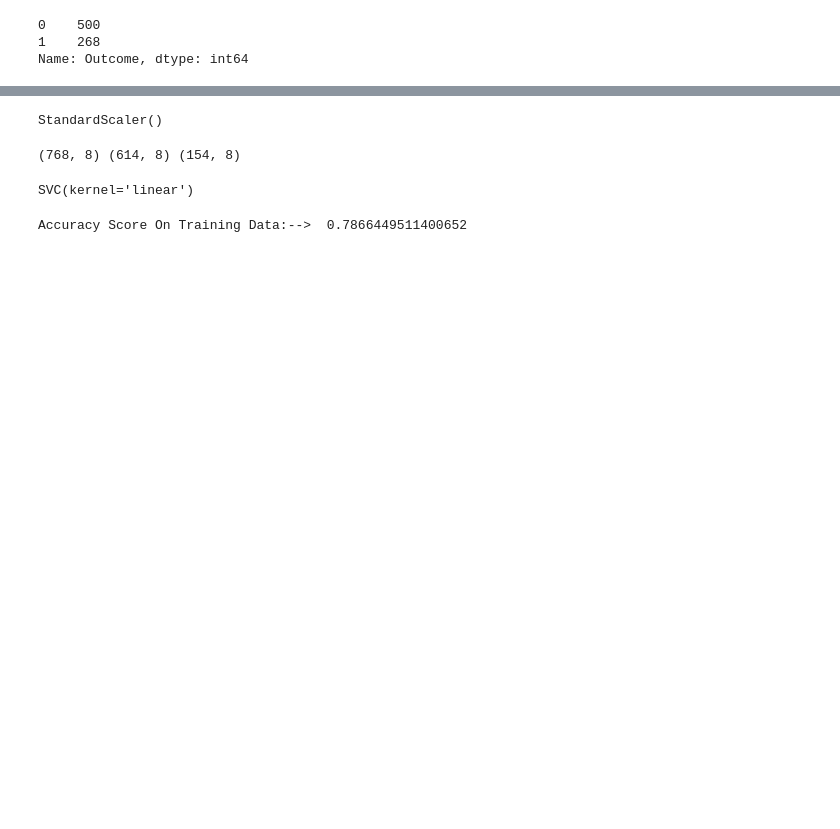
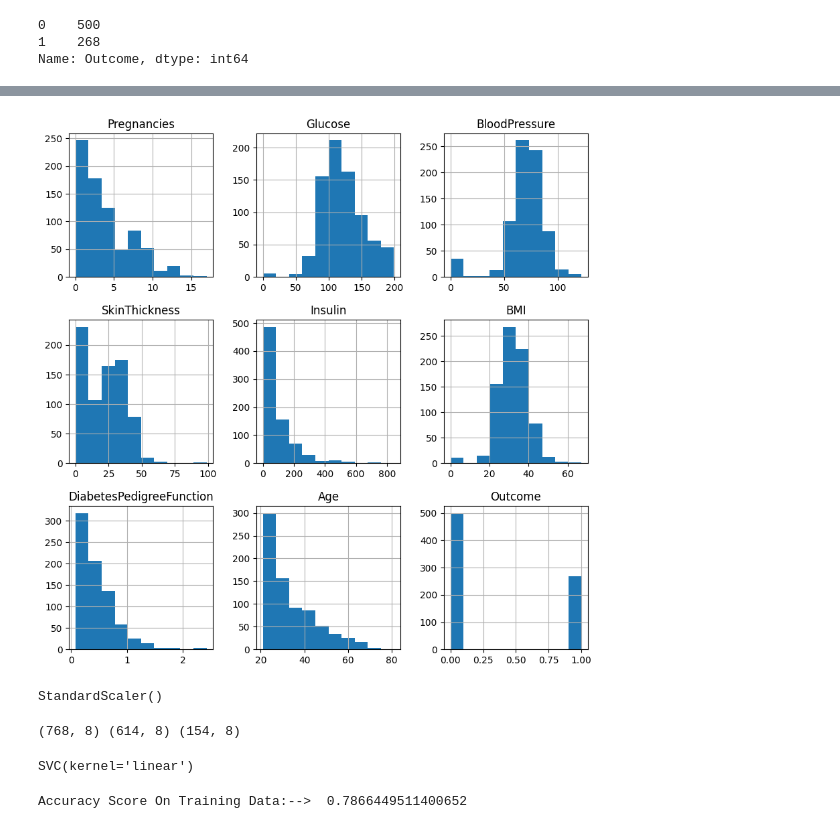
Before and after one commit to Dipendrakumar1/Diabetes-Predictio-System, a Jupyter notebook: Diabetes-Prediction-System.ipynb, the cells around one changed output, grey strips where cells are left out. Saved outputs shown, nothing was run; the diff lists cells and outputs as text; code cells hidden in the pictures; blank space fills up the shorter version.

```diff
--- a/Diabetes-Prediction-System.ipynb
+++ b/Diabetes-Prediction-System.ipynb
@@ -51,6 +53,11 @@ diabetes_dataset.groupby('Outcome').mean()
 | Outcome |  |  |  |  |  |  |  |  |
 | 0 | 3.298000 | 109.980000 | 68.184000 | 19.664000 | 68.792000 | 30.304200 | 0.429734 | 31.190000 |
 | 1 | 4.865672 | 141.257463 | 70.824627 | 22.164179 | 100.335821 | 35.142537 | 0.550500 | 37.067164 |
+# %%
+diabetes_dataset.hist(bins=10,figsize=(10,10))
+plt.show()
+# %% [output]
+[figure, added]
 # %%
 # separating the data and labels
 X=diabetes_dataset.drop(columns='Outcome',axis=1)
```
Also changed, not shown: parts of 18 cells of this notebook, 1 other file.
